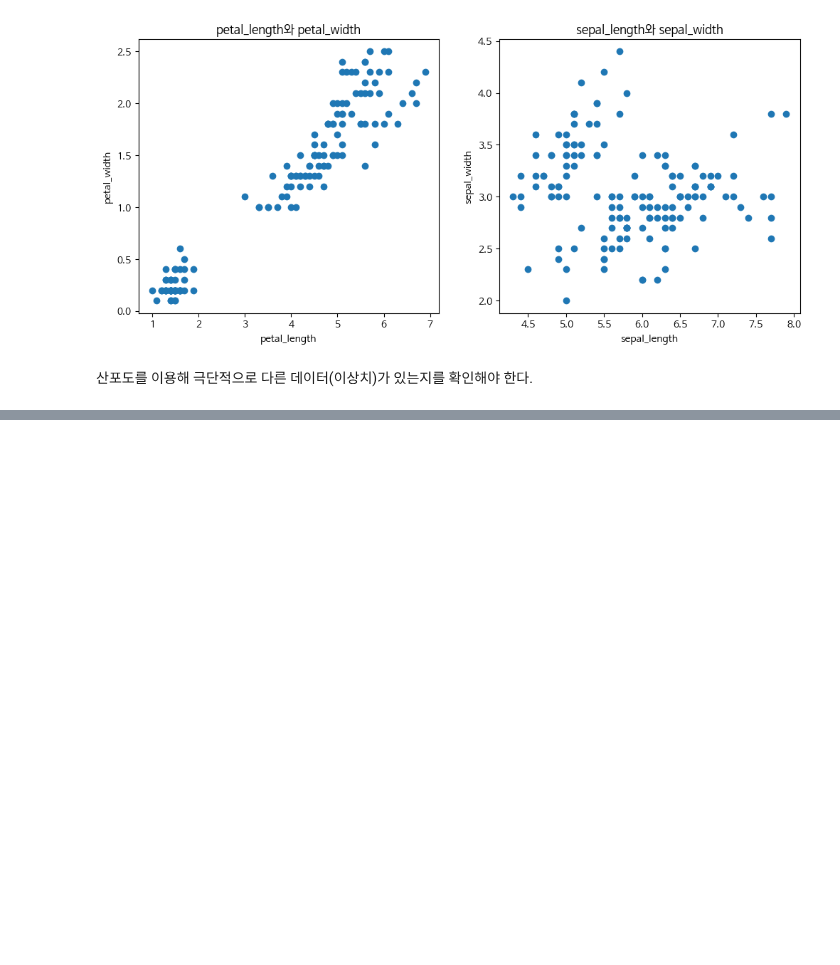
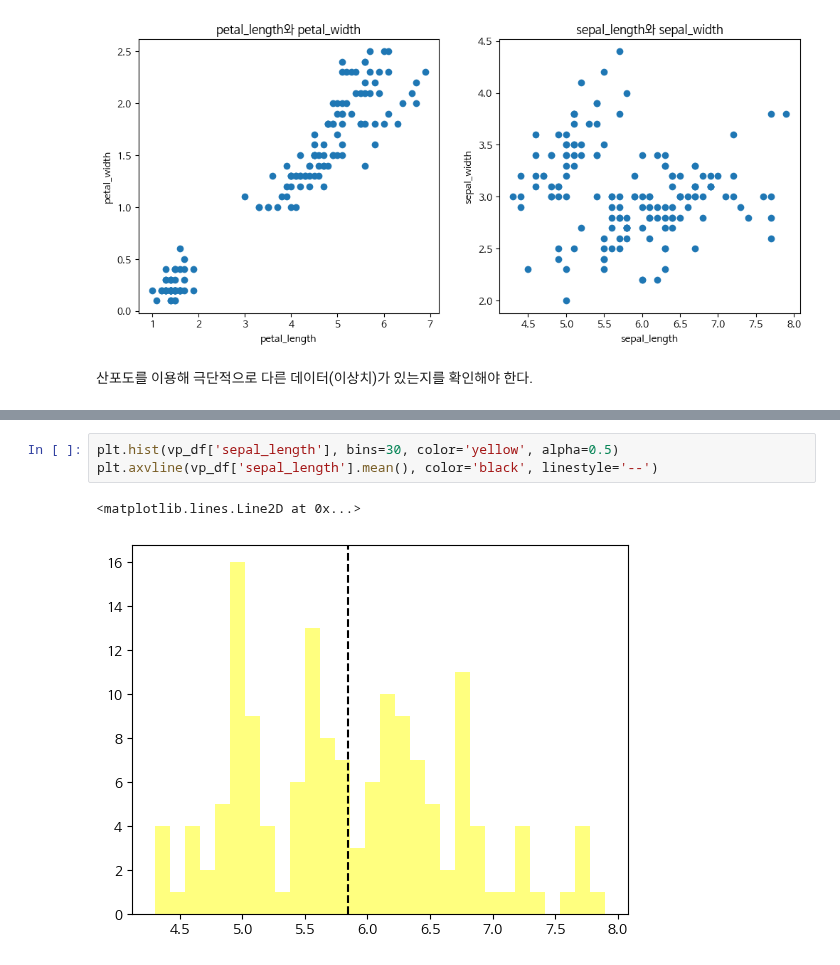
Before and after one commit to Telkem/hipython_rep, a Jupyter notebook: 19_기술통계.ipynb, the cells around one changed output, grey strips where cells are left out. Drawn from its saved outputs; the diff is of its cells as text; blank space fills up the shorter version.

```diff
--- a/19_기술통계.ipynb
+++ b/19_기술통계.ipynb
@@ -143,0 +196,6 @@ plt.show()
+# %%
+plt.hist(vp_df['sepal_length'], bins=30, color='yellow', alpha=0.5)
+plt.axvline(vp_df['sepal_length'].mean(), color='black', linestyle='--')
+# %% [output]
+<matplotlib.lines.Line2D at 0x...>
+[figure, added]
```
Also changed, not shown: parts of 22 cells of this notebook, 1 other file.
